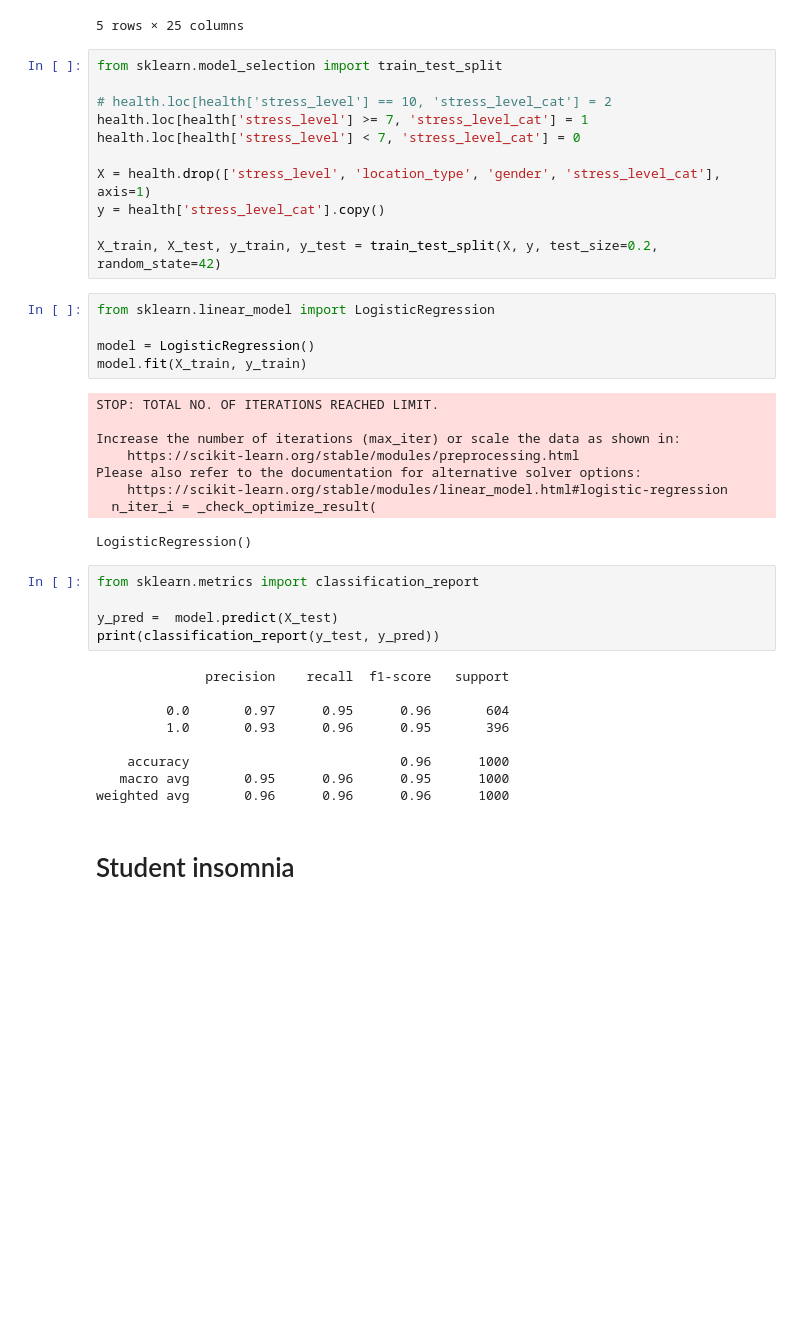
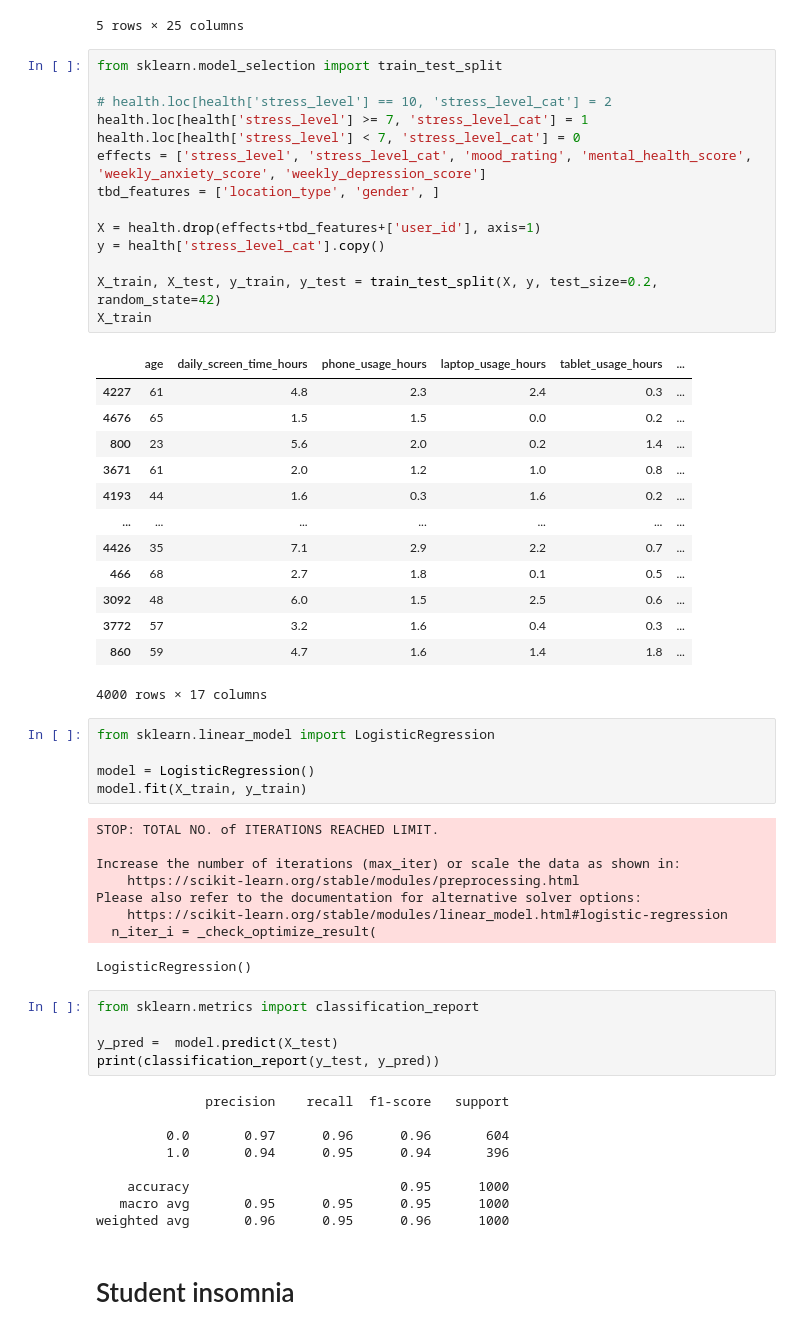
Before and after one commit to MattLeRoi/modeling_banking_customers, a Jupyter notebook: index.ipynb, the cells around one changed output. Saved outputs shown, nothing was run; the diff lists cells and outputs as text; blank space fills up the shorter version.

```diff
--- a/index.ipynb
+++ b/index.ipynb
@@ -129,21 +127,38 @@ health.head()
 # %%
 from sklearn.model_selection import train_test_split
 
 # health.loc[health['stress_level'] == 10, 'stress_level_cat'] = 2
 health.loc[health['stress_level'] >= 7, 'stress_level_cat'] = 1
 health.loc[health['stress_level'] < 7, 'stress_level_cat'] = 0
+effects = ['stress_level', 'stress_level_cat', 'mood_rating', 'mental_health_score', 'weekly_anxiety_score', 'weekly_depression_score']
+tbd_features = ['location_type', 'gender', ]
 
-X = health.drop(['stress_level', 'location_type', 'gender', 'stress_level_cat'], axis=1)
+X = health.drop(effects+tbd_features+['user_id'], axis=1)
 y = health['stress_level_cat'].copy()
 
 X_train, X_test, y_train, y_test = train_test_split(X, y, test_size=0.2, random_state=42)
+X_train
+# %% [output]
+|  | age | daily_screen_time_hours | phone_usage_hours | laptop_usage_hours | tablet_usage_hours | ... |
+| 4227 | 61 | 4.8 | 2.3 | 2.4 | 0.3 | ... |
+| 4676 | 65 | 1.5 | 1.5 | 0.0 | 0.2 | ... |
+| 800 | 23 | 5.6 | 2.0 | 0.2 | 1.4 | ... |
+| 3671 | 61 | 2.0 | 1.2 | 1.0 | 0.8 | ... |
+| 4193 | 44 | 1.6 | 0.3 | 1.6 | 0.2 | ... |
+| ... | ... | ... | ... | ... | ... | ... |
+| 4426 | 35 | 7.1 | 2.9 | 2.2 | 0.7 | ... |
+| 466 | 68 | 2.7 | 1.8 | 0.1 | 0.5 | ... |
+| 3092 | 48 | 6.0 | 1.5 | 2.5 | 0.6 | ... |
+| 3772 | 57 | 3.2 | 1.6 | 0.4 | 0.3 | ... |
+| 860 | 59 | 4.7 | 1.6 | 1.4 | 1.8 | ... |
+4000 rows × 17 columns
 # %%
 from sklearn.linear_model import LogisticRegression
 
 model = LogisticRegression()
 model.fit(X_train, y_train)
 # %% [output]
-STOP: TOTAL NO. OF ITERATIONS REACHED LIMIT.
+STOP: TOTAL NO. of ITERATIONS REACHED LIMIT.
 
 Increase the number of iterations (max_iter) or scale the data as shown in:
     https://scikit-learn.org/stable/modules/preprocessing.html
@@ -159,12 +174,12 @@ print(classification_report(y_test, y_pred))
 # %% [output]
               precision    recall  f1-score   support
 
-         0.0       0.97      0.95      0.96       604
-         1.0       0.93      0.96      0.95       396
+         0.0       0.97      0.96      0.96       604
+         1.0       0.94      0.95      0.94       396
 
-    accuracy                           0.96      1000
-   macro avg       0.95      0.96      0.95      1000
-weighted avg       0.96      0.96      0.96      1000
+    accuracy                           0.95      1000
+   macro avg       0.95      0.95      0.95      1000
+weighted avg       0.96      0.95      0.96      1000
 # %% [markdown]
 # Student insomnia
 # %%
```
Also changed, not shown: parts of 4 cells of this notebook, 1 other file.
